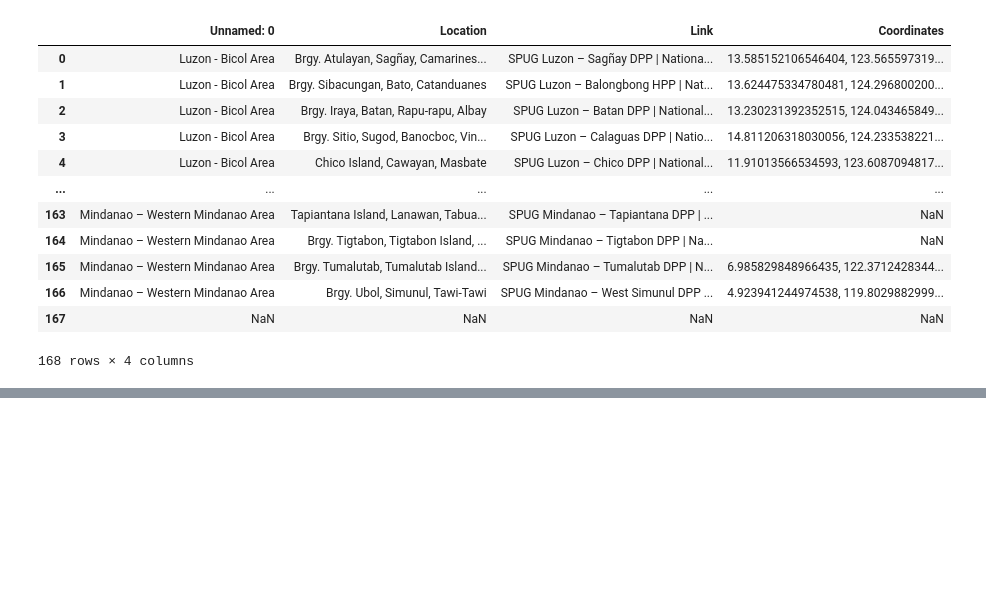
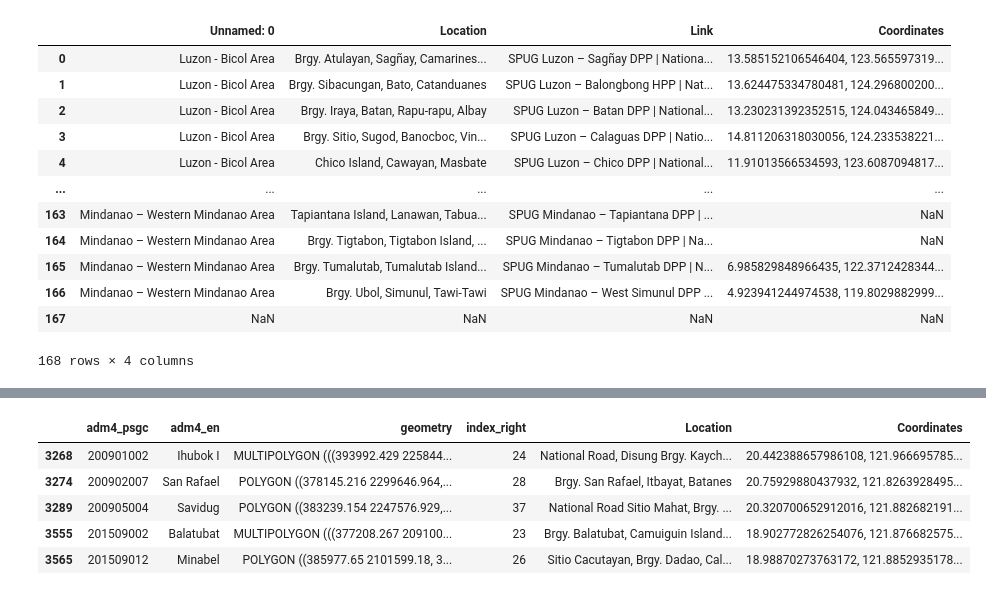
Before and after one commit to cayasryan/MicropowerSolarSuitability, a Jupyter notebook: 02_processing/2.7_spug_areas_processing.ipynb, the cells around one changed output, grey strips where cells are left out. Drawn from its saved outputs; the diff is of its cells as text; code cells hidden in the pictures; blank space fills up the shorter version.

```diff
--- a/02_processing/2.7_spug_areas_processing.ipynb
+++ b/02_processing/2.7_spug_areas_processing.ipynb
@@ -19,0 +133,3 @@ spug_data
+# %%
+spug_data.loc[6,'Coordinates'] = '6.217839199854529, 124.21747385160806'
+spug_data.loc[88,'Coordinates'] = '11.824825325383896, 124.69532751528853'
@@ -19,0 +246,12 @@ spug_data
+# %%
+gdf_spug = gdf_spug.to_crs(epsg=32651)
+gdf_spug_joined = gpd.sjoin(gdf_boundaries[['adm4_psgc', 'adm4_en', 'geometry']], gdf_spug[['Location','Coordinates','geometry']], how='inner', predicate='contains')
+
+gdf_spug_joined.head()
+# %% [output]
+|  | adm4_psgc | adm4_en | geometry | index_right | Location | Coordinates |
+| 3268 | 200901002 | Ihubok I | MULTIPOLYGON (((393992.429 225844... | 24 | National Road, Disung Brgy. Kaych... | 20.442388657986108, 121.966695785... |
+| 3274 | 200902007 | San Rafael | POLYGON ((378145.216 2299646.964,... | 28 | Brgy. San Rafael, Itbayat, Batanes | 20.75929880437932, 121.8263928495... |
+| 3289 | 200905004 | Savidug | POLYGON ((383239.154 2247576.929,... | 37 | National Road Sitio Mahat, Brgy. ... | 20.320700652912016, 121.882682191... |
+| 3555 | 201509002 | Balatubat | MULTIPOLYGON (((377208.267 209100... | 23 | Brgy. Balatubat, Camuiguin Island... | 18.902772826254076, 121.876682575... |
+| 3565 | 201509012 | Minabel | POLYGON ((385977.65 2101599.18, 3... | 26 | Sitio Cacutayan, Brgy. Dadao, Cal... | 18.98870273763172, 121.8852935178... |
```
Also changed, not shown: parts of 12 cells of this notebook, 2 other files.
